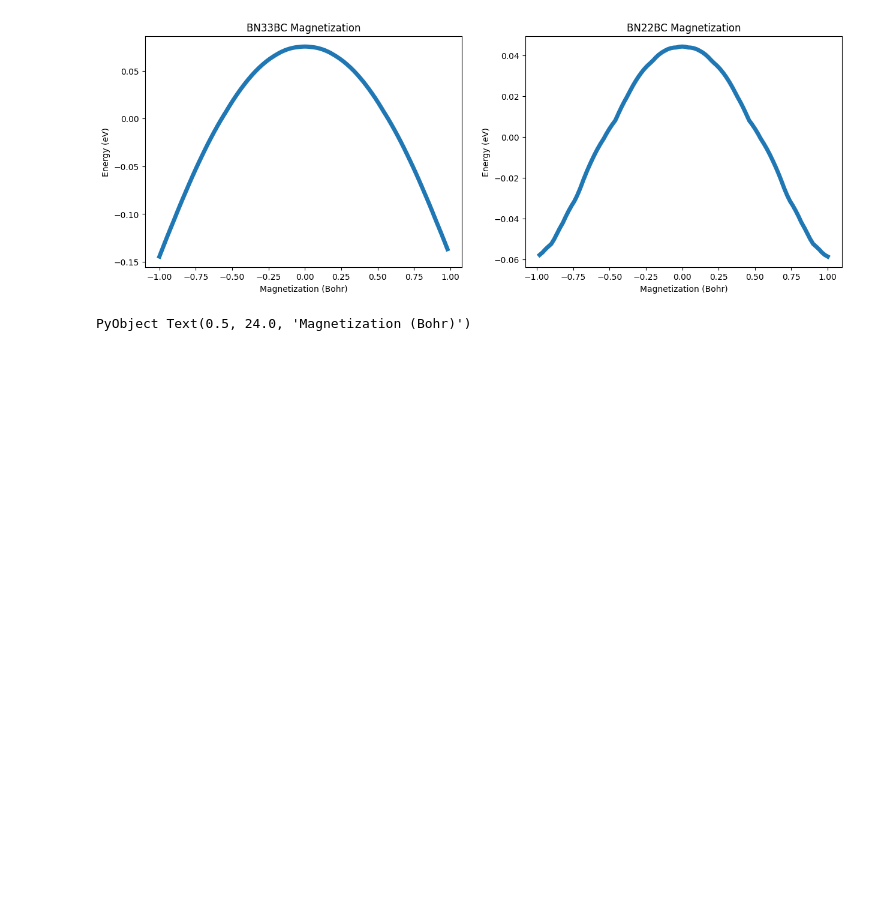
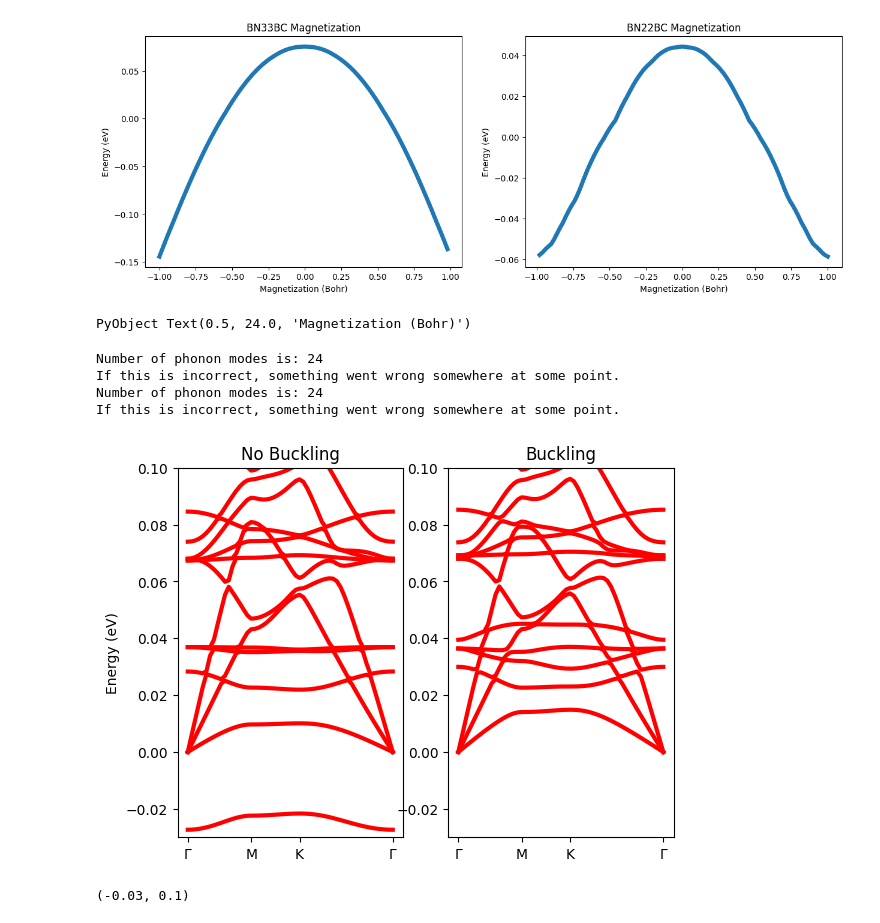
Before and after one commit to AliGhorashiCMT/Plasmons_Paper, a Jupyter notebook: Substitutional_Defects/Analyze.ipynb, the cells around one changed output. Drawn from its saved outputs; the diff is of its cells as text; code cells hidden in the pictures; blank space fills up the shorter version.

Commit message:
Buckling

```diff
--- a/Substitutional_Defects/Analyze.ipynb
+++ b/Substitutional_Defects/Analyze.ipynb
@@ -62,3 +99,30 @@ xlabel("Magnetization (Bohr)")
 # %% [output]
 [figure]
 PyObject Text(0.5, 24.0, 'Magnetization (Bohr)')
+# %%
+force_matrix, cell_map = phonon_force_matrix("$bn22bc_dir/phonon");
+force_matrix_buckled, cell_map_buckled = phonon_force_matrix("$bn22bc_buckled_dir/phonon");
+# %% [output]
+Number of phonon modes is: 24
+If this is incorrect, something went wrong somewhere at some point.
+Number of phonon modes is: 24
+If this is incorrect, something went wrong somewhere at some point.
+# %%
+phonon_bands = phonon_dispersionpath(force_matrix, cell_map, kpointsfile="bandstruct.kpoints", return_negative=true);
+# %%
+phonon_bands_buckled = phonon_dispersionpath(force_matrix_buckled, cell_map_buckled, kpointsfile="bandstruct.kpoints", return_negative=true);
+# %%
+subplot(1, 2, 1)
+plot(phonon_bands, linewidth=3, color="red")
+label_plots()
+ylabel("Energy (eV)")
+title("No Buckling")
+ylim(-0.03, 0.1)
+subplot(1, 2, 2)
+plot(phonon_bands_buckled, linewidth=3, color="red")
+label_plots()
+title("Buckling")
+ylim(-0.03, 0.1)
+# %% [output]
+[figure, added]
+(-0.03, 0.1)
```
Also changed, not shown: parts of 8 cells of this notebook.
